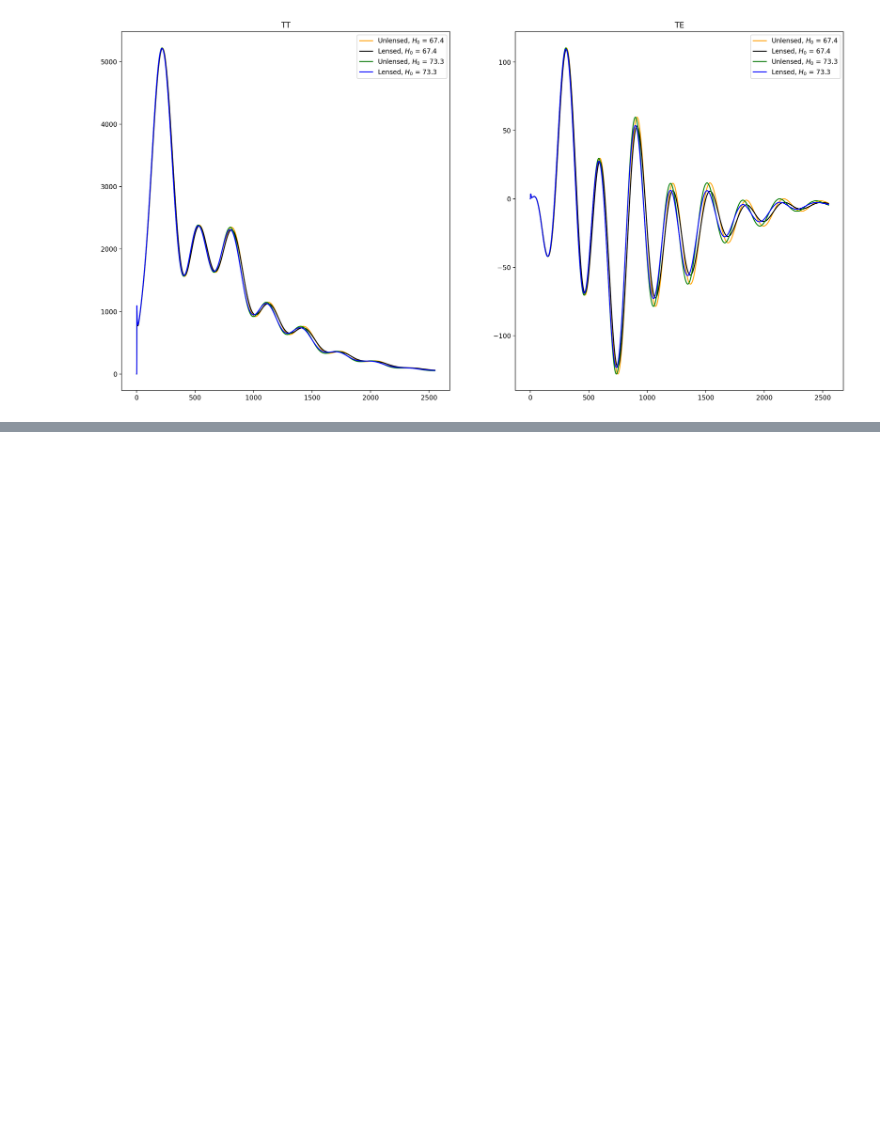
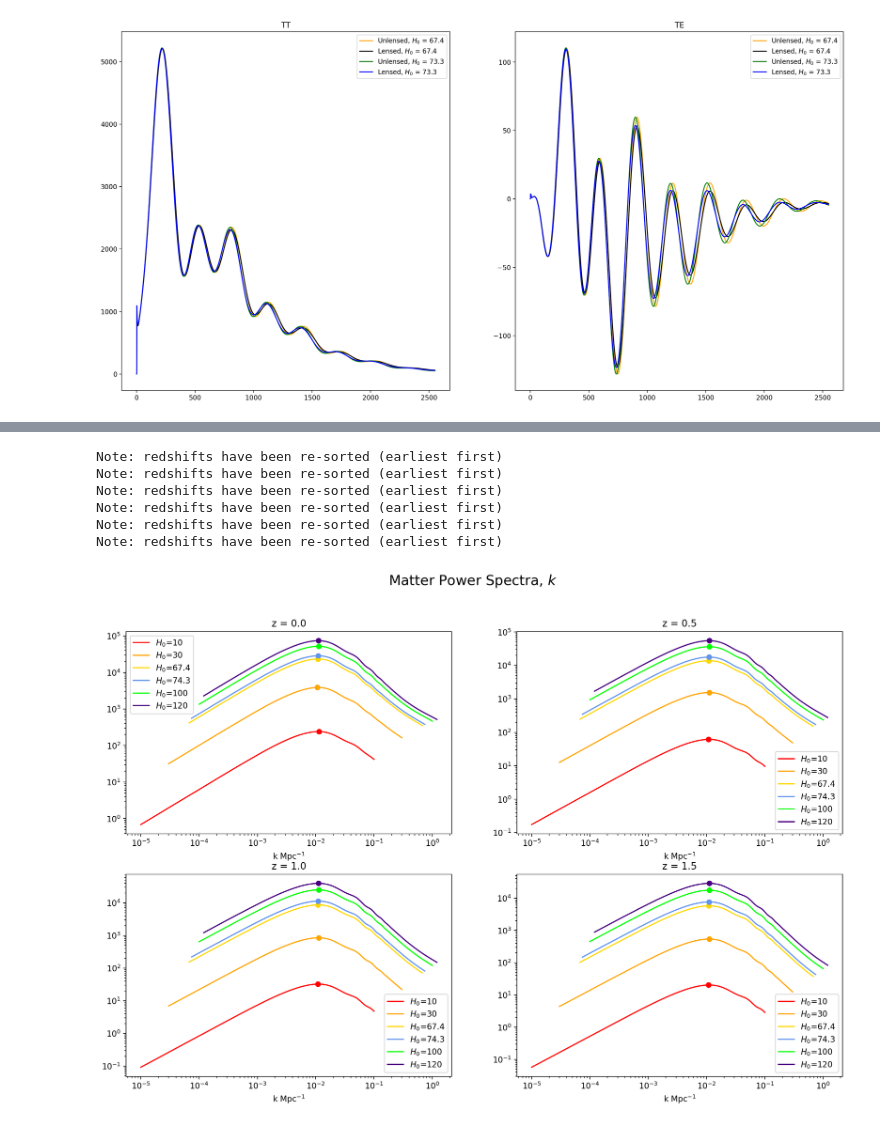
Before and after one commit to cmatties/CAMB-Workbook, a Jupyter notebook: VaryingBasicParams.ipynb, the cells around one changed output, grey strips where cells are left out. Saved outputs shown, nothing was run; the diff lists cells and outputs as text; code cells hidden in the pictures; blank space fills up the shorter version.

```diff
--- a/VaryingBasicParams.ipynb
+++ b/VaryingBasicParams.ipynb
@@ -153,0 +247,45 @@ plt.show()
+# %%
+#Is the power at a given k/h, z always greater for greater H0?
+
+fig, ax = plt.subplots(2,2, figsize=(16,10))
+fig.suptitle('Matter Power Spectra, $k$', fontsize='xx-large')
+#list of parameter values and their respective colors to be plotted, in the form [param, non-linear color]
+first_peak_pos = [[],[],[],[]]
+vals_and_colors = np.array([[10, 'red'],[30, 'orange'],[67.4, 'gold'],[74.3, 'cornflowerblue'], [100, 'lime'], [120, 'indigo']])
+for i in vals_and_colors:
+    H = float(i[0])
+    pars = camb.CAMBparams()
+    pars.set_cosmology(H0= H)
+    pars.set_matter_power(redshifts=[0., .5, 1, 1.5], kmax=2.0)
+
+    #Non-Linear spectra (Halofit)
+    pars.NonLinear = model.NonLinear_both
+    results = camb.get_results(pars)
+    results.calc_power_spectra(pars)
+    kh_nonlin, z_nonlin, pk_nonlin = results.get_matter_power_spectrum(minkh=1e-4, maxkh=1, npoints = 200)
+
+    for j, (redshift, line) in enumerate(zip(z_nonlin,['-','-', '-', '-'])):
+        ax[min(1,j-j%2),j%2].loglog(kh_nonlin*H/100, pk_nonlin[j,:], color=i[1], ls = '-', label = '$H_0$='+i[0])
+        ax[min(1,j-j%2),j%2].set_title('z = '+str(redshift))
+        maxima = get_maxima(pk_nonlin[j,:], criteria=3)
+        first_peak_pos[j].append(redshift)
+        #It looks like get_matter_power_interpolator has an option to get results in units of k instead of k/h,
+        #while get_matter_power_spectrum does not, so we just restore the factor of h manually here.
+        first_peak_pos[j].append(kh_nonlin[int(maxima[0,1])]*H/100)
+        ax[min(1,j-j%2),j%2].scatter(kh_nonlin[int(maxima[0,1])]*H/100, maxima[0,0], color = i[1])
+
+    #plt.title('Matter power at z=%s and z= %s'%tuple(z))
+
+
+for axl in np.array(ax).flatten():
+    axl.legend()
+    axl.set_xlabel('k Mpc$^{-1}$')
+plt.show()
+# %% [output]
+Note: redshifts have been re-sorted (earliest first)
+Note: redshifts have been re-sorted (earliest first)
+Note: redshifts have been re-sorted (earliest first)
+Note: redshifts have been re-sorted (earliest first)
+Note: redshifts have been re-sorted (earliest first)
+Note: redshifts have been re-sorted (earliest first)
+[figure, added]
```
Also changed, not shown: parts of 11 cells of this notebook, 1 other file.
